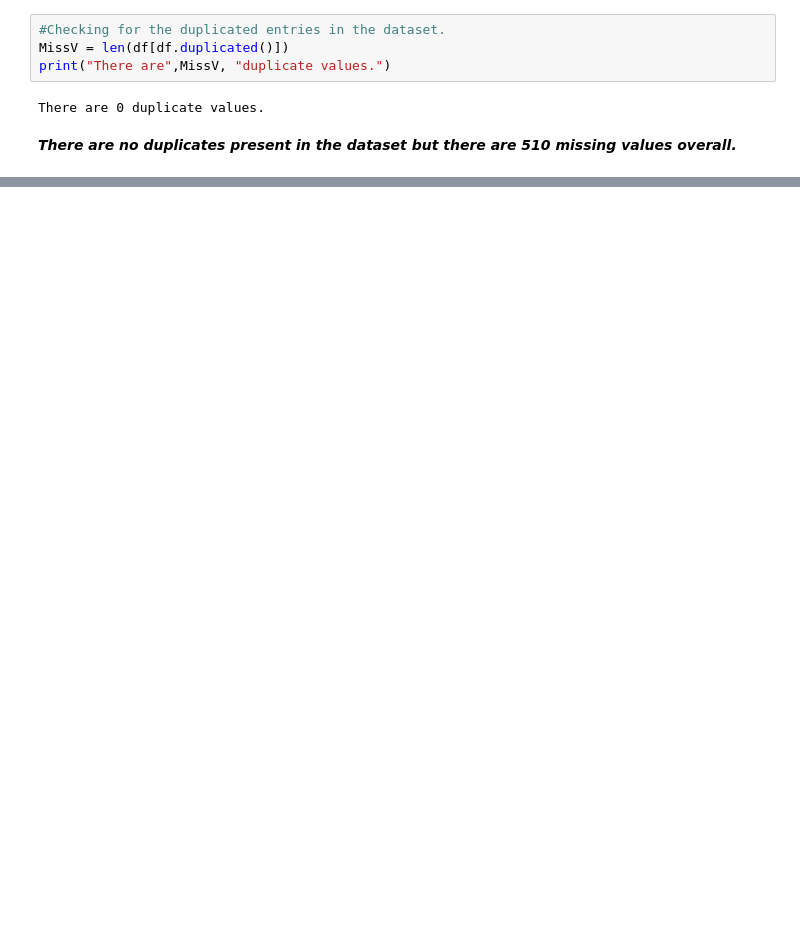
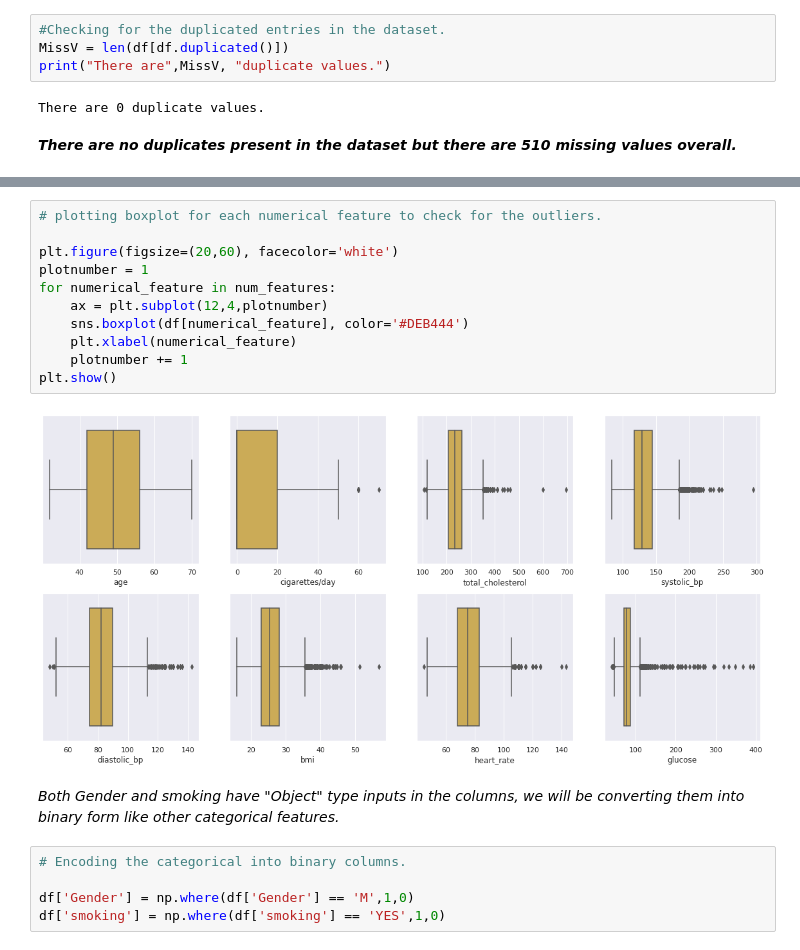
Before and after one commit to parulsharma098/Cardiovascular-Risk-Prediction, a Jupyter notebook: CARDIOVASCULAR_RISK_PREDICTION_CAPSTONE_III(Classification).ipynb, the cells around one changed output, grey strips where cells are left out. Cells and saved outputs as stored; diff of their text form; blank space fills up the shorter version.

```diff
--- a/CARDIOVASCULAR_RISK_PREDICTION_CAPSTONE_III(Classification).ipynb
+++ b/CARDIOVASCULAR_RISK_PREDICTION_CAPSTONE_III(Classification).ipynb
@@ -260,0 +435,20 @@ misno.bar(df,color=(1, 0.5, 0.5))
+# %%
+# plotting boxplot for each numerical feature to check for the outliers.
+
+plt.figure(figsize=(20,60), facecolor='white')
+plotnumber = 1
+for numerical_feature in num_features:
+    ax = plt.subplot(12,4,plotnumber)
+    sns.boxplot(df[numerical_feature], color='#DEB444')
+    plt.xlabel(numerical_feature)
+    plotnumber += 1
+plt.show()
+# %% [output]
+[figure, added]
+# %% [markdown]
+*Both Gender and smoking have "Object" type inputs in the columns, we will be converting them into binary form like other categorical features.*
+# %%
+# Encoding the categorical into binary columns.
+
+df['Gender'] = np.where(df['Gender'] == 'M',1,0)
+df['smoking'] = np.where(df['smoking'] == 'YES',1,0)
```
Also changed, not shown: parts of 33 cells of this notebook.
